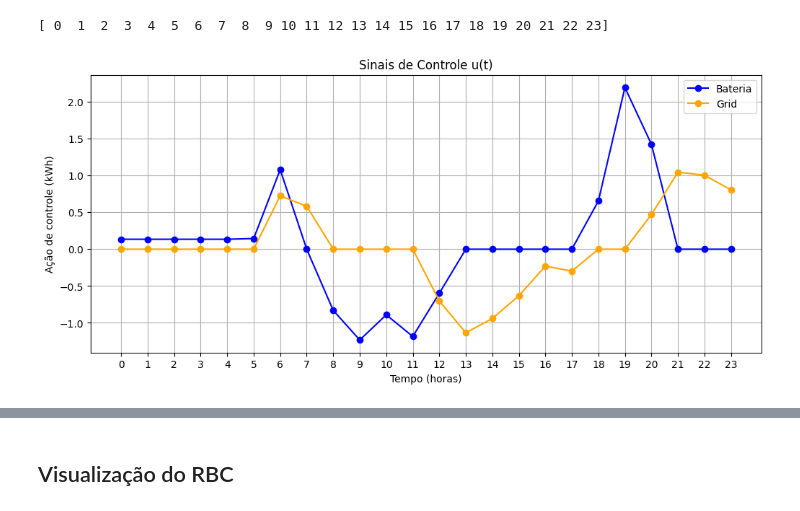
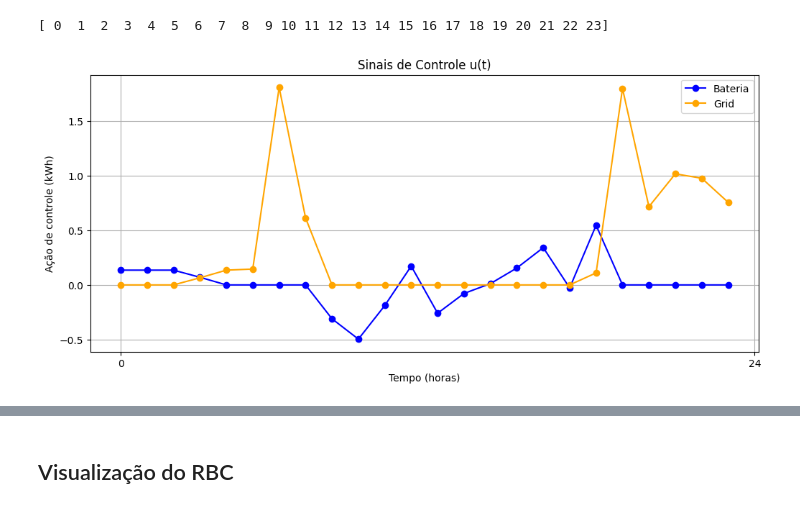
Before and after one commit to pedroMB03/TCC--SmartGrid-com-MPC, a Jupyter notebook: main.ipynb, the cells around one changed output, grey strips where cells are left out. Saved outputs shown, nothing was run; the diff lists cells and outputs as text; code cells hidden in the pictures.

```diff
--- a/main.ipynb
+++ b/main.ipynb
@@ -119,14 +121,15 @@ carga_kwh = perfil_residencia[horas] + standby
-# %%
-carga_kwh = perfil_residencia[horas] + standby
 # %% [markdown]
 ### Geração Solar
 # %%
 # Parametros de Geração
 
 kwp = 3.5
-horas_sol_pleno = 5.4
+horas_sol_pleno = 2.5
 pr = 0.78
 # %%
-formula = np.clip(np.sin((horas - 6) * np.pi / 12), 0, None)
+H_dia = np.arange(HORAS_DIA)
+
+formula = np.clip(np.sin((H_dia - 6) * np.pi / 12), 0, None)
 energia_dia  = kwp * horas_sol_pleno * pr
-geracao_solar_real = energia_dia * formula / (formula.sum())
+perfil_solar = energia_dia * formula / (formula.sum())
+geracao_solar_real = perfil_solar[horas]
@@ -157,7 +153,7 @@ bateria = BatteryModule(
     max_charge = 2.5,
     max_discharge = 2.5,
     efficiency = 0.95,
-    init_soc = 0.5,
+    init_soc = 0.2,
 )
 
 # Esses são os parametros que alteram o comportamento da microgrid
@@ -262,23 +255,23 @@ print(tempo)
 # %%
 # Plotando os resultados
 
 plt.figure(figsize=(12,5))
 
 acao_bateria = [u['battery'] for u in vetor_u]
 acao_grid = [u['grid'] for u in vetor_u]
 
 plt.plot(range(len(vetor_u)), acao_bateria, label='Bateria', color='blue', marker='o')
 
 plt.plot(range(len(vetor_u)), acao_grid, label='Grid', color='orange', marker='o')
 
 plt.title('Sinais de Controle u(t)')
 plt.xlabel('Tempo (horas)')
 plt.ylabel('Ação de controle (kWh)')
-plt.xticks(range(len(vetor_u)))
+plt.xticks(np.arange(0,HORAS + 1, 24))
 plt.legend()
 plt.grid(True)
 # %% [output]
-[figure, old version]
+[figure, new version]
 # %%
 # Removendo o elemento 24 do vetor_y_fisico para alinhar com o log
 
```
Also changed, not shown: parts of 28 cells of this notebook.
